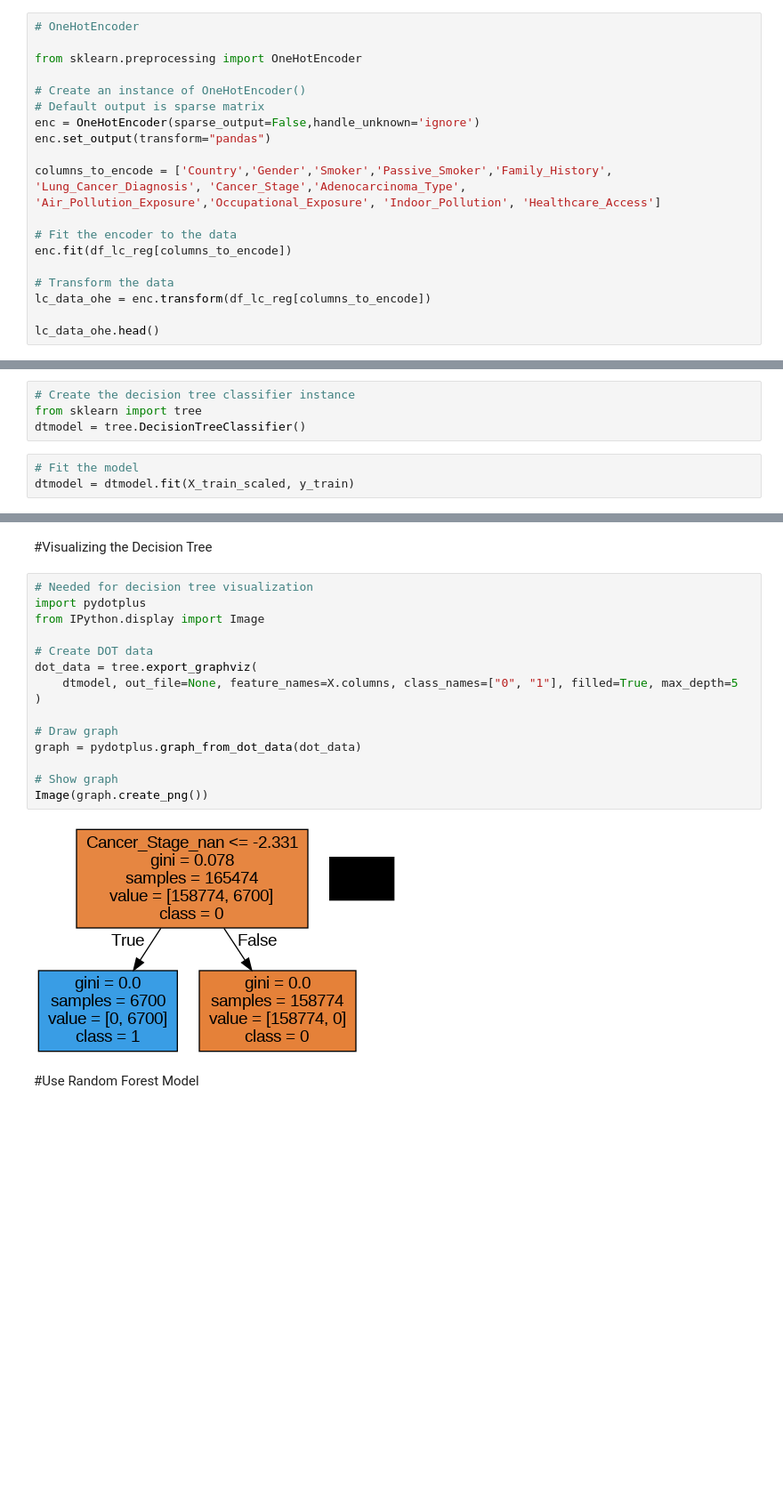
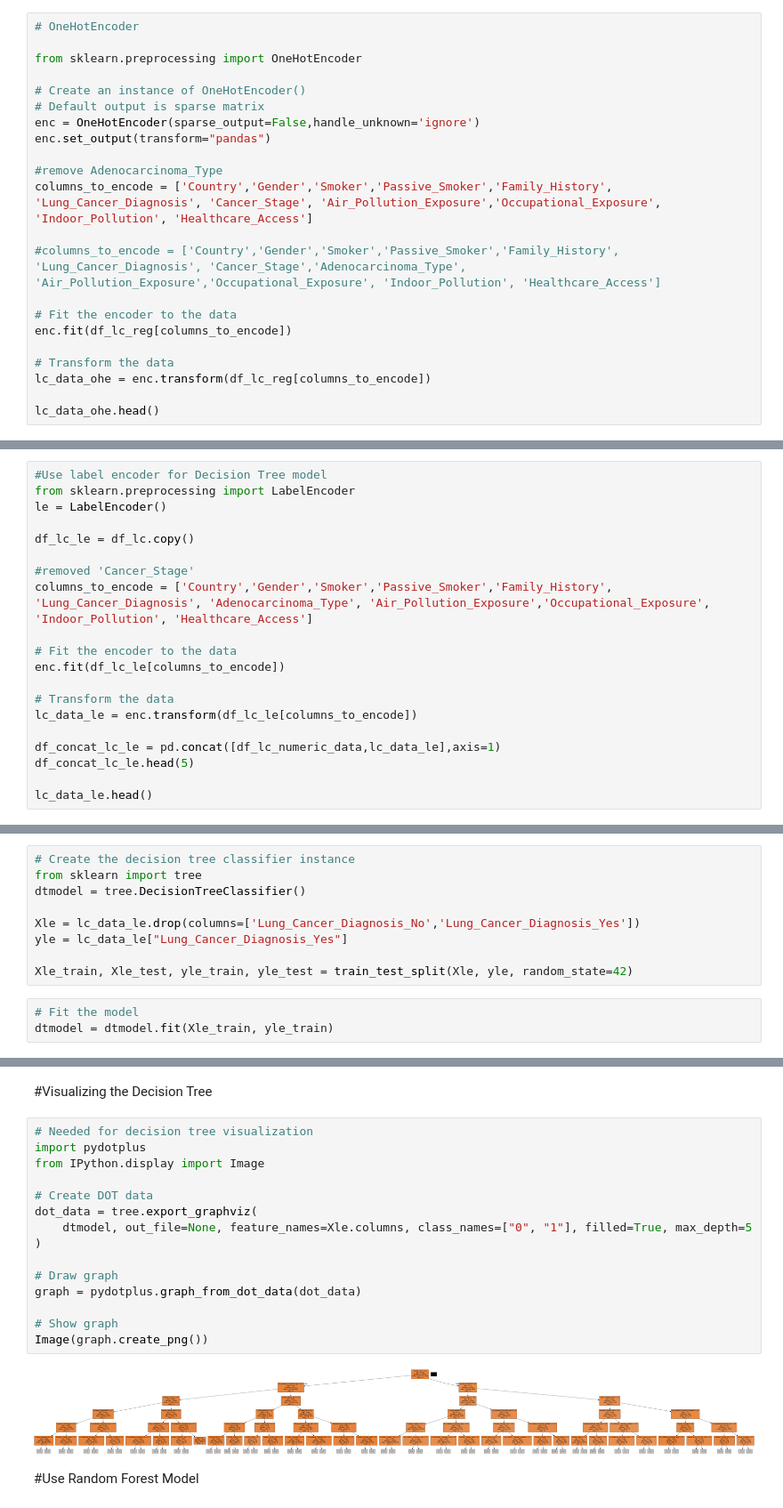
Before and after one commit to sowmyarshetty/Project2-AI-Class, a Jupyter notebook: Project2_AI_Class.ipynb, the cells around one changed output, grey strips where cells are left out. Shown at 89% size. Saved outputs shown, nothing was run; the diff lists cells and outputs as text; blank space fills up the shorter version.

Commit message:
explored Decision tree model

```diff
--- a/Project2_AI_Class.ipynb
+++ b/Project2_AI_Class.ipynb
@@ -293,7 +319,10 @@ from sklearn.preprocessing import OneHotEncoder
 enc = OneHotEncoder(sparse_output=False,handle_unknown='ignore')
 enc.set_output(transform="pandas")
 
-columns_to_encode = ['Country','Gender','Smoker','Passive_Smoker','Family_History', 'Lung_Cancer_Diagnosis', 'Cancer_Stage','Adenocarcinoma_Type', 'Air_Pollution_Exposure','Occupational_Exposure', 'Indoor_Pollution', 'Healthcare_Access']
+#remove Adenocarcinoma_Type
+columns_to_encode = ['Country','Gender','Smoker','Passive_Smoker','Family_History', 'Lung_Cancer_Diagnosis', 'Cancer_Stage', 'Air_Pollution_Exposure','Occupational_Exposure', 'Indoor_Pollution', 'Healthcare_Access']
+
+#columns_to_encode = ['Country','Gender','Smoker','Passive_Smoker','Family_History', 'Lung_Cancer_Diagnosis', 'Cancer_Stage','Adenocarcinoma_Type', 'Air_Pollution_Exposure','Occupational_Exposure', 'Indoor_Pollution', 'Healthcare_Access']
 
 # Fit the encoder to the data
 enc.fit(df_lc_reg[columns_to_encode])
@@ -548,0 +552,20 @@ accuracy_score(y_test, svctesting_predictions)
+# %%
+#Use label encoder for Decision Tree model
+from sklearn.preprocessing import LabelEncoder
+le = LabelEncoder()
+
+df_lc_le = df_lc.copy()
+
+#removed 'Cancer_Stage'
+columns_to_encode = ['Country','Gender','Smoker','Passive_Smoker','Family_History', 'Lung_Cancer_Diagnosis', 'Adenocarcinoma_Type', 'Air_Pollution_Exposure','Occupational_Exposure', 'Indoor_Pollution', 'Healthcare_Access']
+
+# Fit the encoder to the data
+enc.fit(df_lc_le[columns_to_encode])
+
+# Transform the data
+lc_data_le = enc.transform(df_lc_le[columns_to_encode])
+
+df_concat_lc_le = pd.concat([df_lc_numeric_data,lc_data_le],axis=1)
+df_concat_lc_le.head(5)
+
+lc_data_le.head()
@@ -552,9 +583,14 @@ accuracy_score(y_test, svctesting_predictions)
 # Create the decision tree classifier instance
 from sklearn import tree
 dtmodel = tree.DecisionTreeClassifier()
+
+Xle = lc_data_le.drop(columns=['Lung_Cancer_Diagnosis_No','Lung_Cancer_Diagnosis_Yes'])
+yle = lc_data_le["Lung_Cancer_Diagnosis_Yes"]
+
+Xle_train, Xle_test, yle_train, yle_test = train_test_split(Xle, yle, random_state=42)
 # %%
 # Fit the model
-dtmodel = dtmodel.fit(X_train_scaled, y_train)
+dtmodel = dtmodel.fit(Xle_train, yle_train)
 # %% [markdown]
 # Making predictions using the Decision Tree Model
 # %%
@@ -573,20 +609,20 @@ Decision Tree Model Accuracy Score : 1.0
 # %%
 # Needed for decision tree visualization
 import pydotplus
 from IPython.display import Image
 
 # Create DOT data
 dot_data = tree.export_graphviz(
-    dtmodel, out_file=None, feature_names=X.columns, class_names=["0", "1"], filled=True, max_depth=5
+    dtmodel, out_file=None, feature_names=Xle.columns, class_names=["0", "1"], filled=True, max_depth=5
 )
 
 # Draw graph
 graph = pydotplus.graph_from_dot_data(dot_data)
 
 # Show graph
 Image(graph.create_png())
 # %% [output]
-[figure, old version]
+[figure, new version]
 # %% [markdown]
 #Use Random Forest Model
 # %%
```
Also changed, not shown: parts of 21 cells of this notebook.
